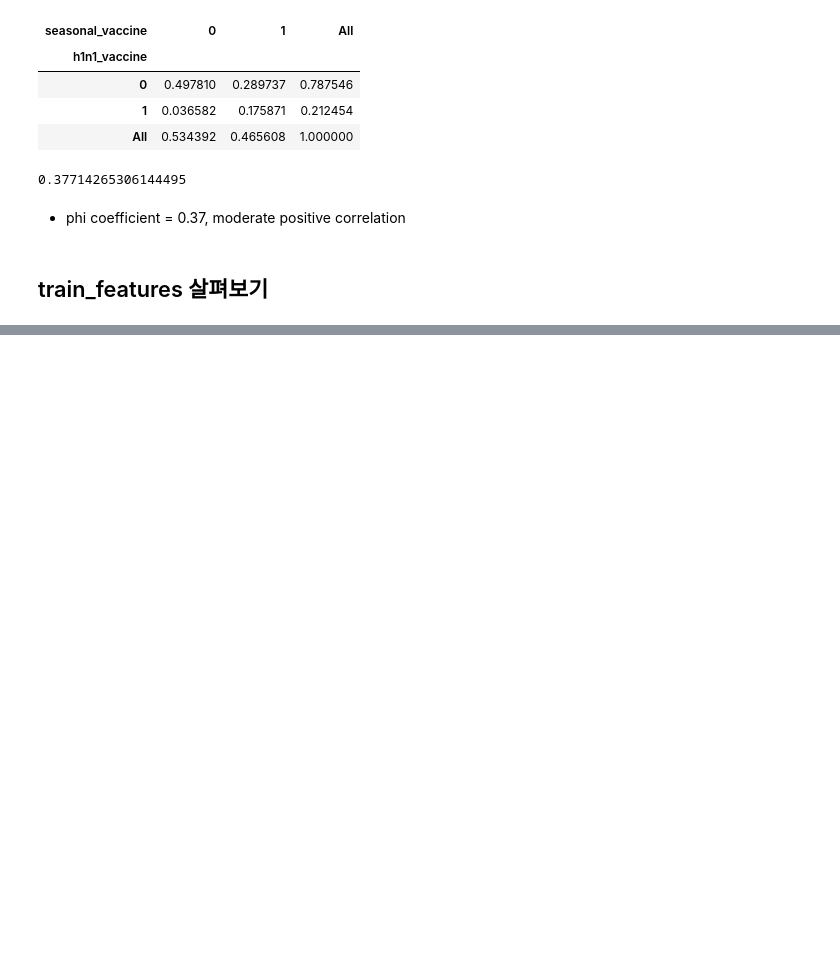
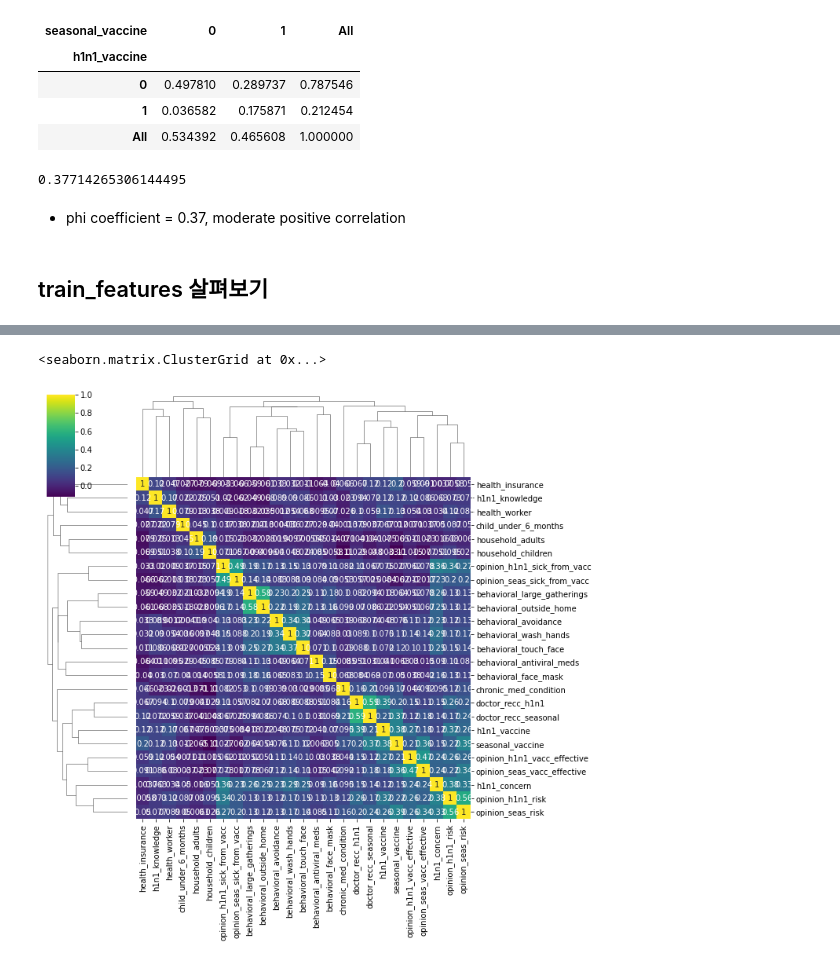
Before and after one commit to mjiii25/22-1_DL, a Jupyter notebook: team-project/EDA_성민지.ipynb, the cells around one changed output, grey strips where cells are left out. Drawn from its saved outputs; the diff is of its cells as text; code cells hidden in the pictures; blank space fills up the shorter version.

```diff
--- a/team-project/EDA_성민지.ipynb
+++ b/team-project/EDA_성민지.ipynb
@@ -150,0 +358,2 @@ sixteen. describe()
+# %%
+corr_matrix = joined.corr()
@@ -150,0 +447,8 @@ sixteen. describe()
+# %%
+## cluster map
+## 유사성에 따라 특징들을 그룹화하기
+
+sns.clustermap(corr_matrix, annot=True, cmap='viridis')
+# %% [output]
+<seaborn.matrix.ClusterGrid at 0x...>
+[figure, added]
```
Also changed, not shown: parts of 27 cells of this notebook.
